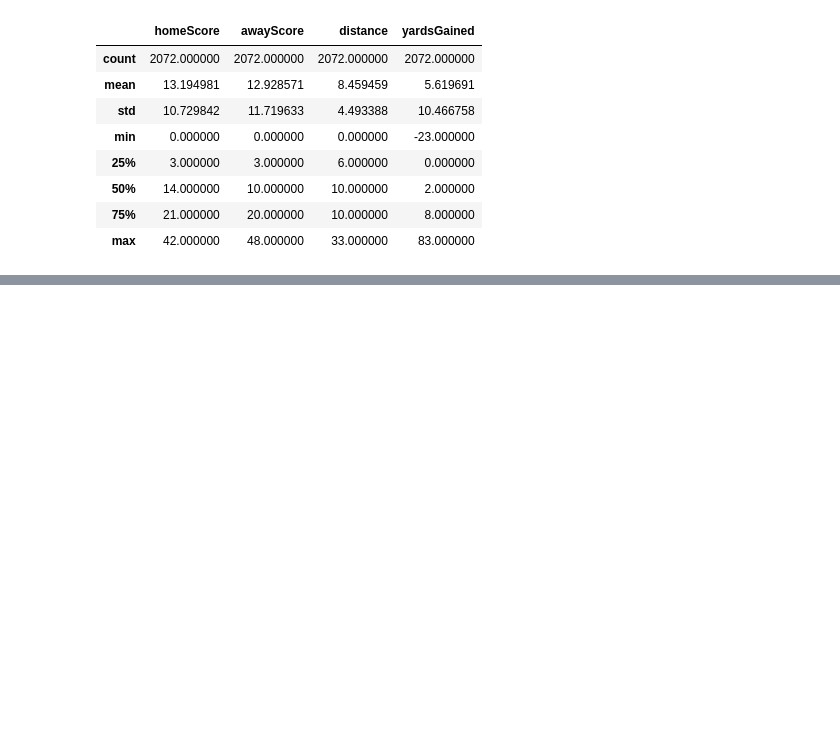
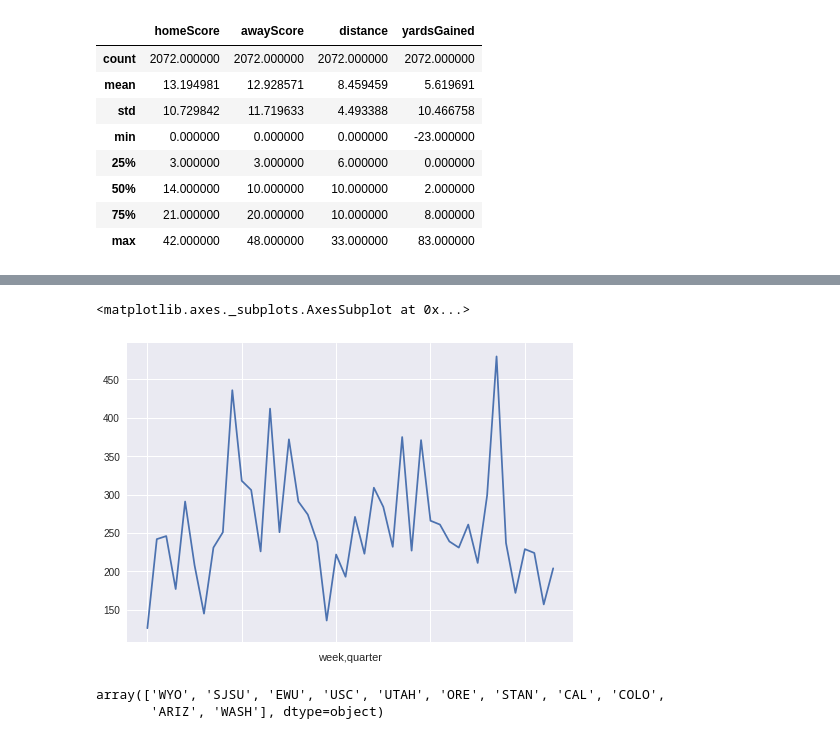
Before and after one commit to LibbyFender/Learning, a Jupyter notebook: Wazzu_Cyclones.ipynb, the cells around one changed output, grey strips where cells are left out. Drawn from its saved outputs; the diff is of its cells as text; code cells hidden in the pictures; blank space fills up the shorter version.

```diff
--- a/Wazzu_Cyclones.ipynb
+++ b/Wazzu_Cyclones.ipynb
@@ -288,0 +299,8 @@ ISU[['homeScore', 'awayScore', 'distance', 'yardsGained']].describe()
+# %%
+This is NOT seperated to just WSU offense, this is total for the game
+grouped_wsu = WSU.groupby(['week', 'quarter'])
+grouped_wsu['yardsGained'].sum()
+grouped_wsu['yardsGained'].sum().plot()
+# %% [output]
+<matplotlib.axes._subplots.AxesSubplot at 0x...>
+[figure, added]
@@ -288,0 +310,5 @@ ISU[['homeScore', 'awayScore', 'distance', 'yardsGained']].describe()
+# %%
+WSU_Def['offenseAbbr'].unique()
+# %% [output]
+array(['WYO', 'SJSU', 'EWU', 'USC', 'UTAH', 'ORE', 'STAN', 'CAL', 'COLO',
+       'ARIZ', 'WASH'], dtype=object)
```
Also changed, not shown: parts of 13 cells of this notebook.
